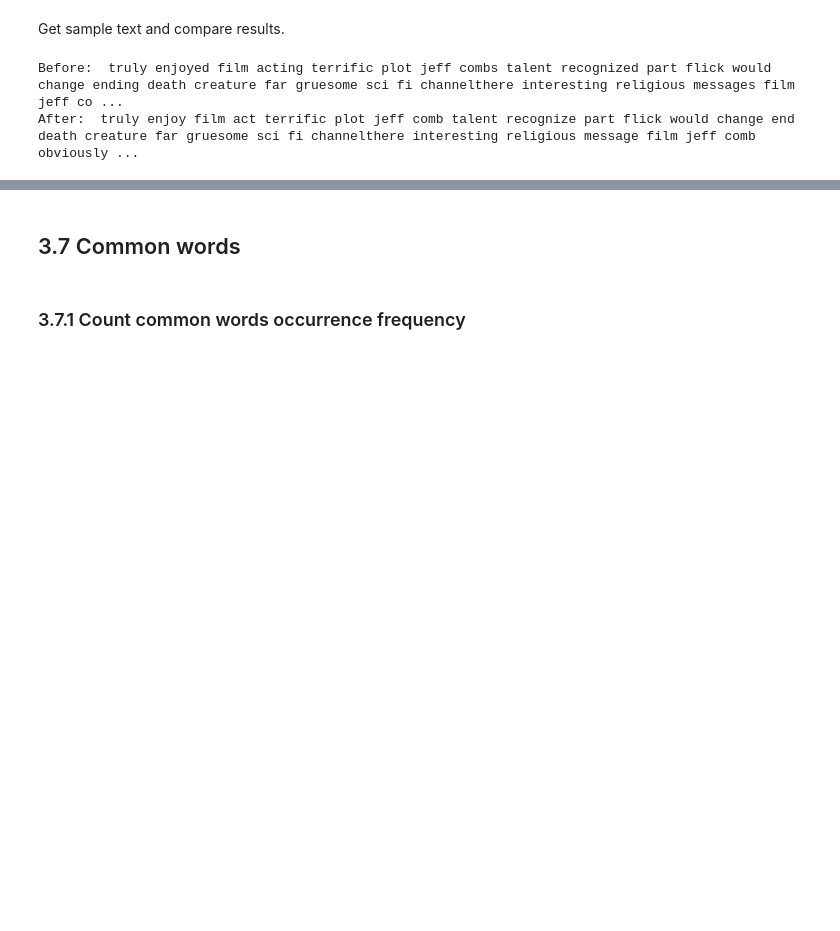
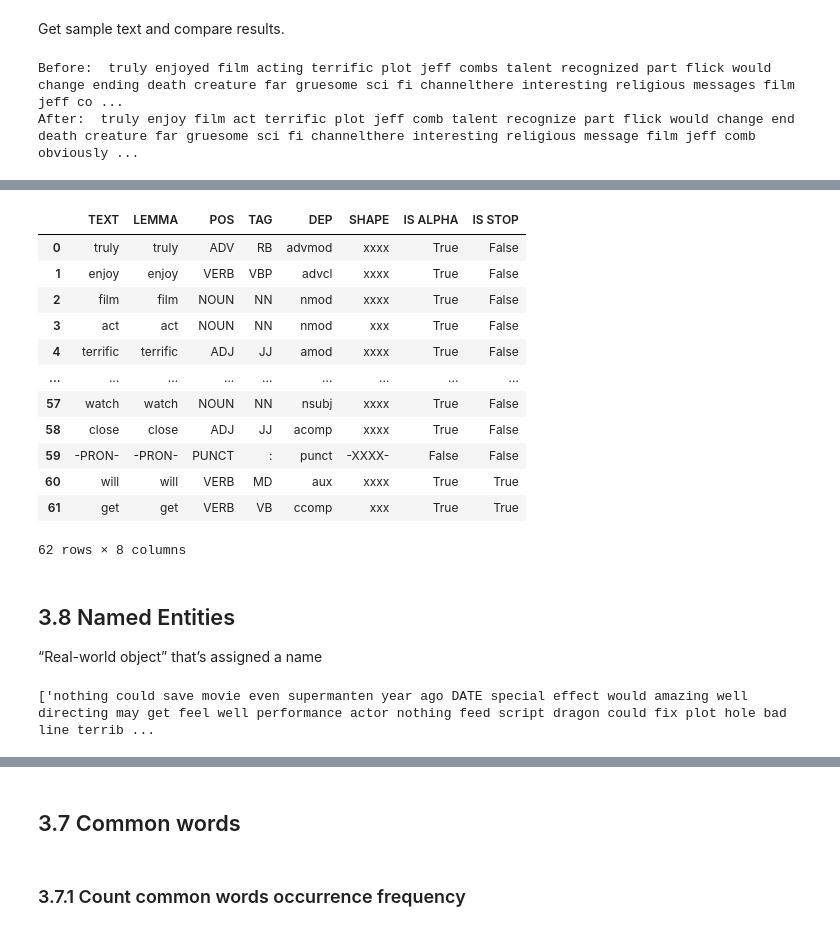
Before and after one commit to Mjauu/text-mining, a Jupyter notebook: sentiment-analysis.ipynb, the cells around one changed output, grey strips where cells are left out. Saved outputs shown, nothing was run; the diff lists cells and outputs as text; code cells hidden in the pictures; blank space fills up the shorter version.

```diff
--- a/sentiment-analysis.ipynb
+++ b/sentiment-analysis.ipynb
@@ -357,7 +370,8 @@ Name: SentimentTextNew, dtype: object
 Get sample text and compare results.
 # %%
 print('Before: ', before)
-print('After: ', data.loc[4, 'SentimentTextNew'])
+after = data.loc[4, 'SentimentTextNew']
+print('After: ', after)
 # %% [output]
 Before:  truly enjoyed film acting terrific plot jeff combs talent recognized part flick would change ending death creature far gruesome sci fi channelthere interesting religious messages film jeff co ...
 After:  truly enjoy film act terrific plot jeff comb talent recognize part flick would change end death creature far gruesome sci fi channelthere interesting religious message film jeff comb obviously ...
@@ -368,0 +389,56 @@ Moyna dodac
+# %%
+doc = sp(after)
+labs = ['TEXT',	'LEMMA', 'POS',	'TAG',	'DEP',	'SHAPE',	'IS ALPHA',	'IS STOP']
+df = pd.DataFrame([], columns=labs)
+
+text = []
+lemma = []
+pos = []
+tag = []
+dep = []
+shape = []
+is_alpha = []
+is_stop = []
+
+for token in doc:
+  text.append(token.text)
+  lemma.append(token.lemma_)
+  pos.append(token.pos_)
+  tag.append(token.tag_)
+  dep.append(token.dep_)
+  shape.append(token.shape_)
+  is_alpha.append(token.is_alpha)
+  is_stop.append(token.is_stop)
+
+df['TEXT'] = text
+df['LEMMA'] = lemma
+df['POS'] = pos
+df['TAG'] = tag
+df['DEP'] = dep
+df['SHAPE'] = shape
+df['IS ALPHA'] = is_alpha
+df['IS STOP'] = is_stop
+df
+# %% [output]
+|  | TEXT | LEMMA | POS | TAG | DEP | SHAPE | IS ALPHA | IS STOP |
+| 0 | truly | truly | ADV | RB | advmod | xxxx | True | False |
+| 1 | enjoy | enjoy | VERB | VBP | advcl | xxxx | True | False |
+| 2 | film | film | NOUN | NN | nmod | xxxx | True | False |
+| 3 | act | act | NOUN | NN | nmod | xxx | True | False |
+| 4 | terrific | terrific | ADJ | JJ | amod | xxxx | True | False |
+| ... | ... | ... | ... | ... | ... | ... | ... | ... |
+| 57 | watch | watch | NOUN | NN | nsubj | xxxx | True | False |
+| 58 | close | close | ADJ | JJ | acomp | xxxx | True | False |
+| 59 | -PRON- | -PRON- | PUNCT | : | punct | -XXXX- | False | False |
+| 60 | will | will | VERB | MD | aux | xxxx | True | True |
+| 61 | get | get | VERB | VB | ccomp | xxx | True | True |
+62 rows × 8 columns
+# %% [markdown]
+## 3.8 Named Entities
+“Real-world object” that’s assigned a name
+# %%
+test = random.sample(data['SentimentTextNew'].values.tolist(), 1)
+doc2 = sp(str(test))
+displacy.render(doc2, style = "ent",jupyter = True)
+# %% [output]
+['nothing could save movie even supermanten year ago DATE special effect would amazing well directing may get feel well performance actor nothing feed script dragon could fix plot hole bad line terrib ...
```
Also changed, not shown: parts of 17 cells of this notebook.
